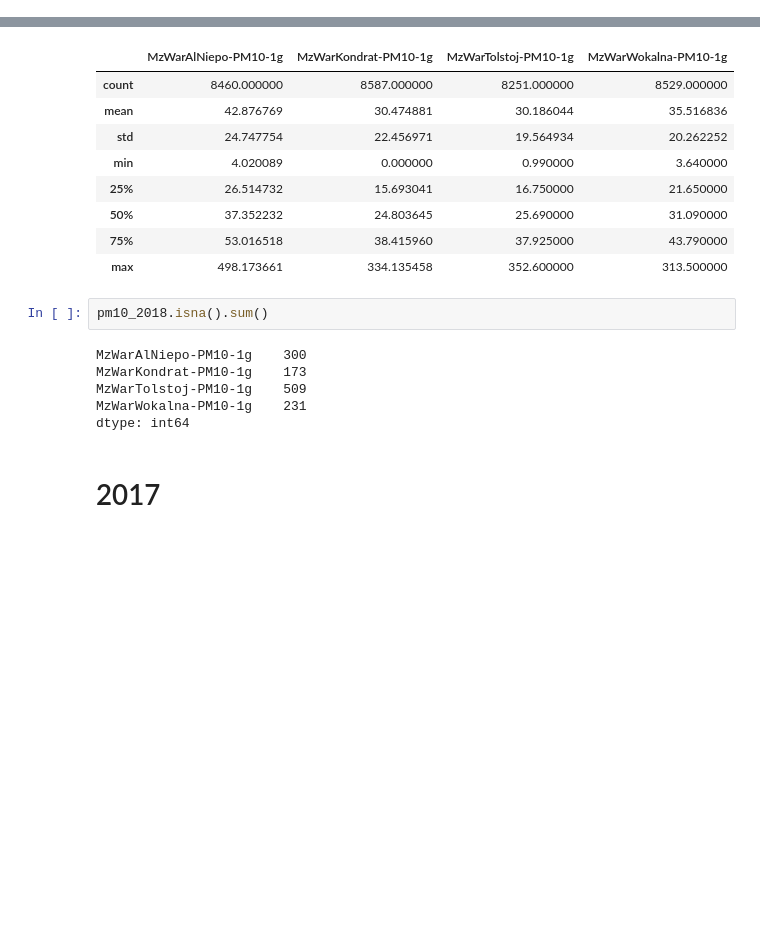
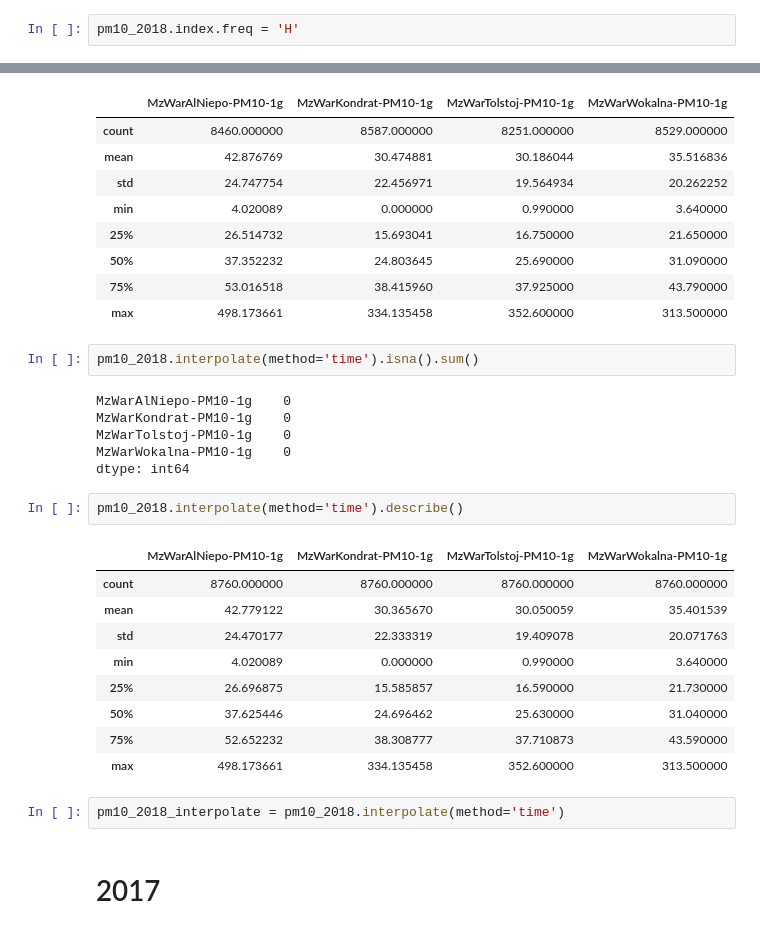
Before and after one commit to bgadzicki/MLWF_backend, a Jupyter notebook: notebooks/eda.ipynb, the cells around one changed output, grey strips where cells are left out. Drawn from its saved outputs; the diff is of its cells as text; blank space fills up the shorter version.

```diff
--- a/notebooks/eda.ipynb
+++ b/notebooks/eda.ipynb
@@ -247,3 +277,5 @@ pm10_2018
 pm10_2018.shape
 # %% [output]
 (8760, 126)
+# %%
+pm10_2018.index.freq = 'H'
@@ -383,13 +415,27 @@ pm10_2018.describe()
 | 75% | 53.016518 | 38.415960 | 37.925000 | 43.790000 |
 | max | 498.173661 | 334.135458 | 352.600000 | 313.500000 |
 # %%
-pm10_2018.isna().sum()
+pm10_2018.interpolate(method='time').isna().sum()
 # %% [output]
-MzWarAlNiepo-PM10-1g    300
-MzWarKondrat-PM10-1g    173
-MzWarTolstoj-PM10-1g    509
-MzWarWokalna-PM10-1g    231
+MzWarAlNiepo-PM10-1g    0
+MzWarKondrat-PM10-1g    0
+MzWarTolstoj-PM10-1g    0
+MzWarWokalna-PM10-1g    0
 dtype: int64
+# %%
+pm10_2018.interpolate(method='time').describe()
+# %% [output]
+|  | MzWarAlNiepo-PM10-1g | MzWarKondrat-PM10-1g | MzWarTolstoj-PM10-1g | MzWarWokalna-PM10-1g |
+| count | 8760.000000 | 8760.000000 | 8760.000000 | 8760.000000 |
+| mean | 42.779122 | 30.365670 | 30.050059 | 35.401539 |
+| std | 24.470177 | 22.333319 | 19.409078 | 20.071763 |
+| min | 4.020089 | 0.000000 | 0.990000 | 3.640000 |
+| 25% | 26.696875 | 15.585857 | 16.590000 | 21.730000 |
+| 50% | 37.625446 | 24.696462 | 25.630000 | 31.040000 |
+| 75% | 52.652232 | 38.308777 | 37.710873 | 43.590000 |
+| max | 498.173661 | 334.135458 | 352.600000 | 313.500000 |
+# %%
+pm10_2018_interpolate = pm10_2018.interpolate(method='time')
 # %% [markdown]
 # 2017
 # %%
```
Also changed, not shown: parts of 13 cells of this notebook.
